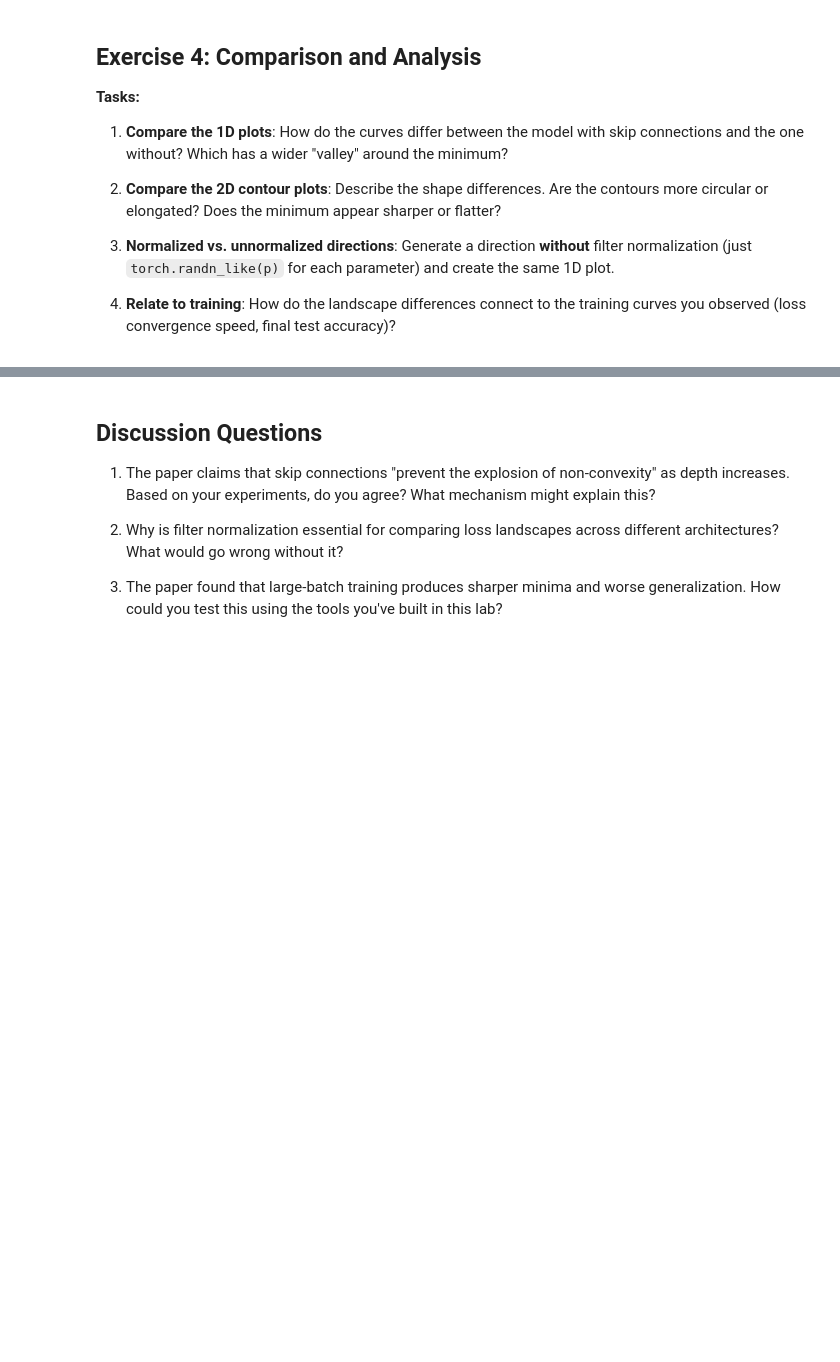
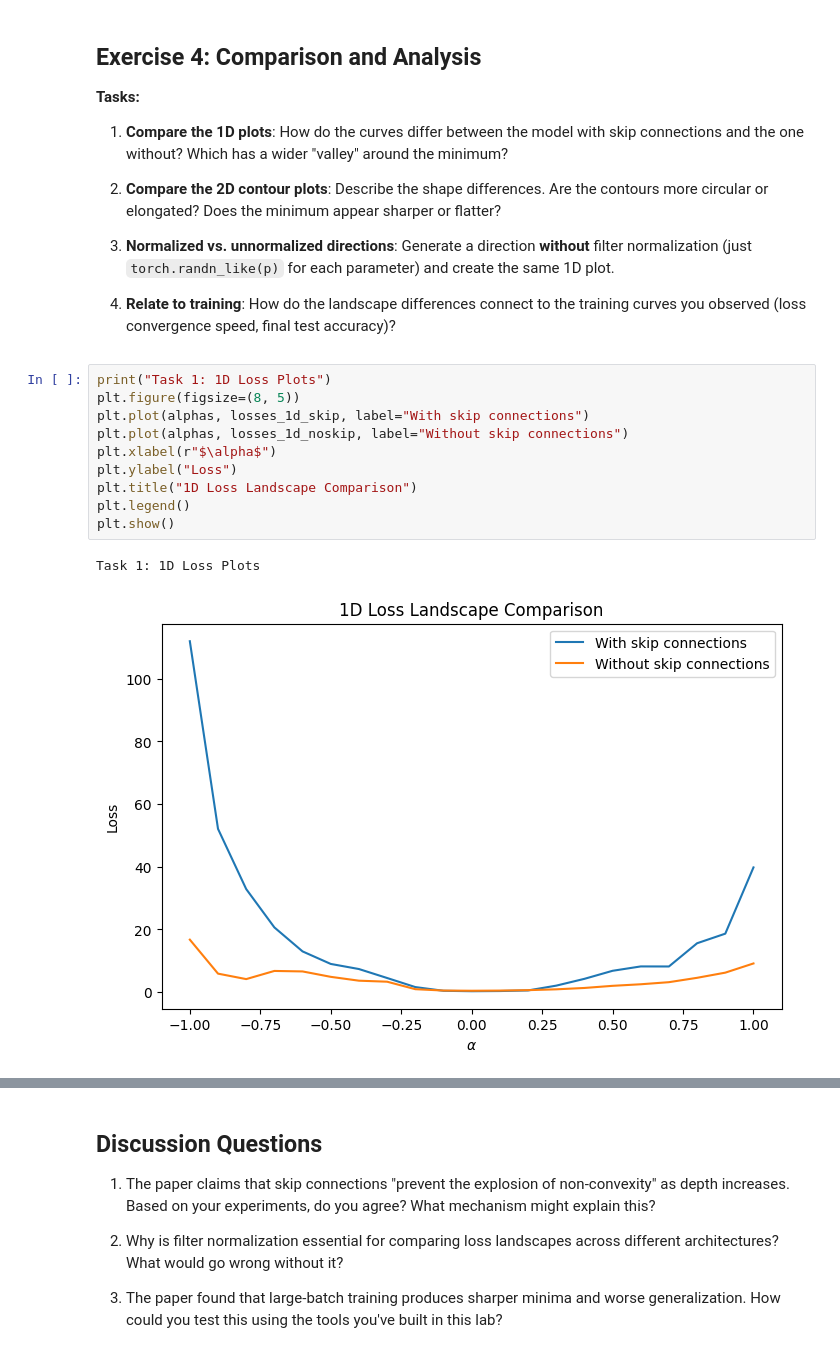
Before and after one commit to jgrzes/agh-stochastic-ml, a Jupyter notebook: lab7_new/instructions.ipynb, the cells around one changed output, grey strips where cells are left out. Cells and saved outputs as stored; diff of their text form; blank space fills up the shorter version.

```diff
--- a/lab7_new/instructions.ipynb
+++ b/lab7_new/instructions.ipynb
@@ -536,3 +520,16 @@ plt.show()
 3. **Normalized vs. unnormalized directions**: Generate a direction **without** filter normalization (just `torch.randn_like(p)` for each parameter) and create the same 1D plot.
 
 4. **Relate to training**: How do the landscape differences connect to the training curves you observed (loss convergence speed, final test accuracy)?
+# %%
+print("Task 1: 1D Loss Plots")
+plt.figure(figsize=(8, 5))
+plt.plot(alphas, losses_1d_skip, label="With skip connections")
+plt.plot(alphas, losses_1d_noskip, label="Without skip connections")
+plt.xlabel(r"$\alpha$")
+plt.ylabel("Loss")
+plt.title("1D Loss Landscape Comparison")
+plt.legend()
+plt.show()
+# %% [output]
+Task 1: 1D Loss Plots
+[figure, added]
```
Also changed, not shown: parts of 10 cells of this notebook.
